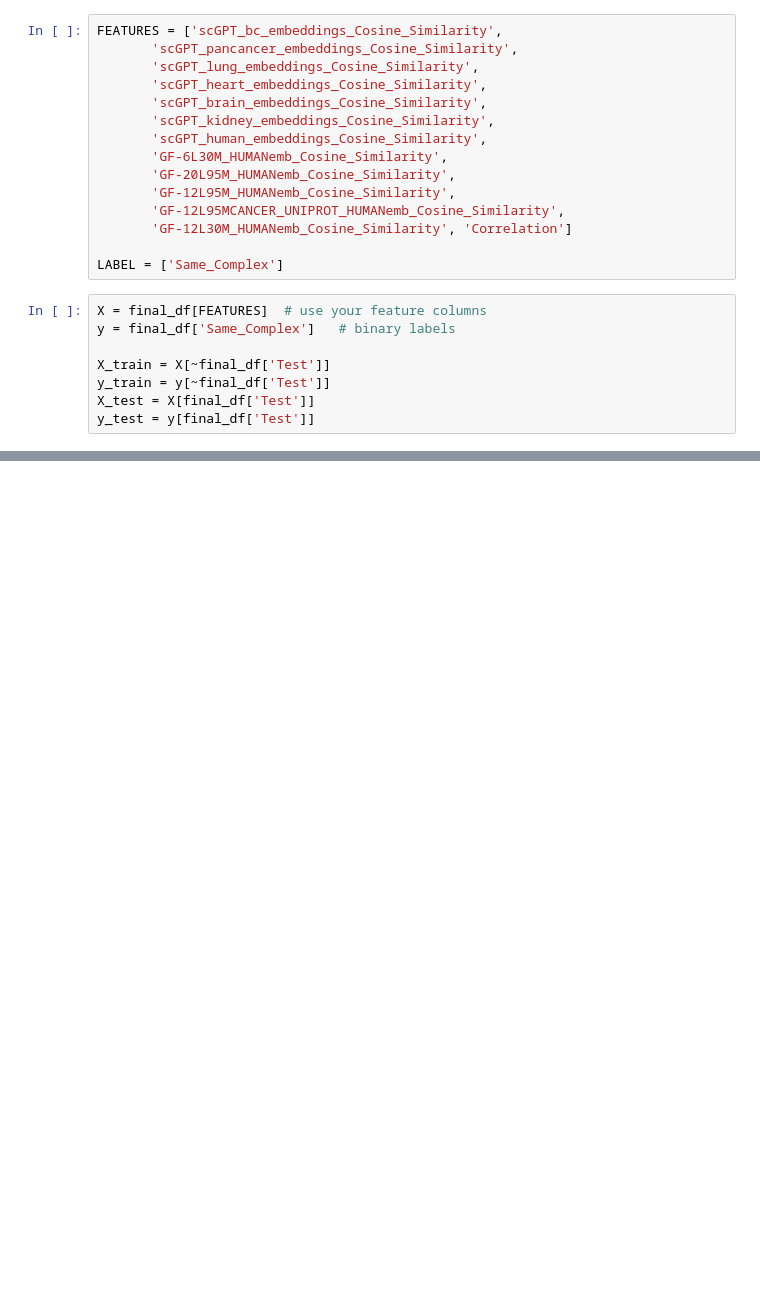
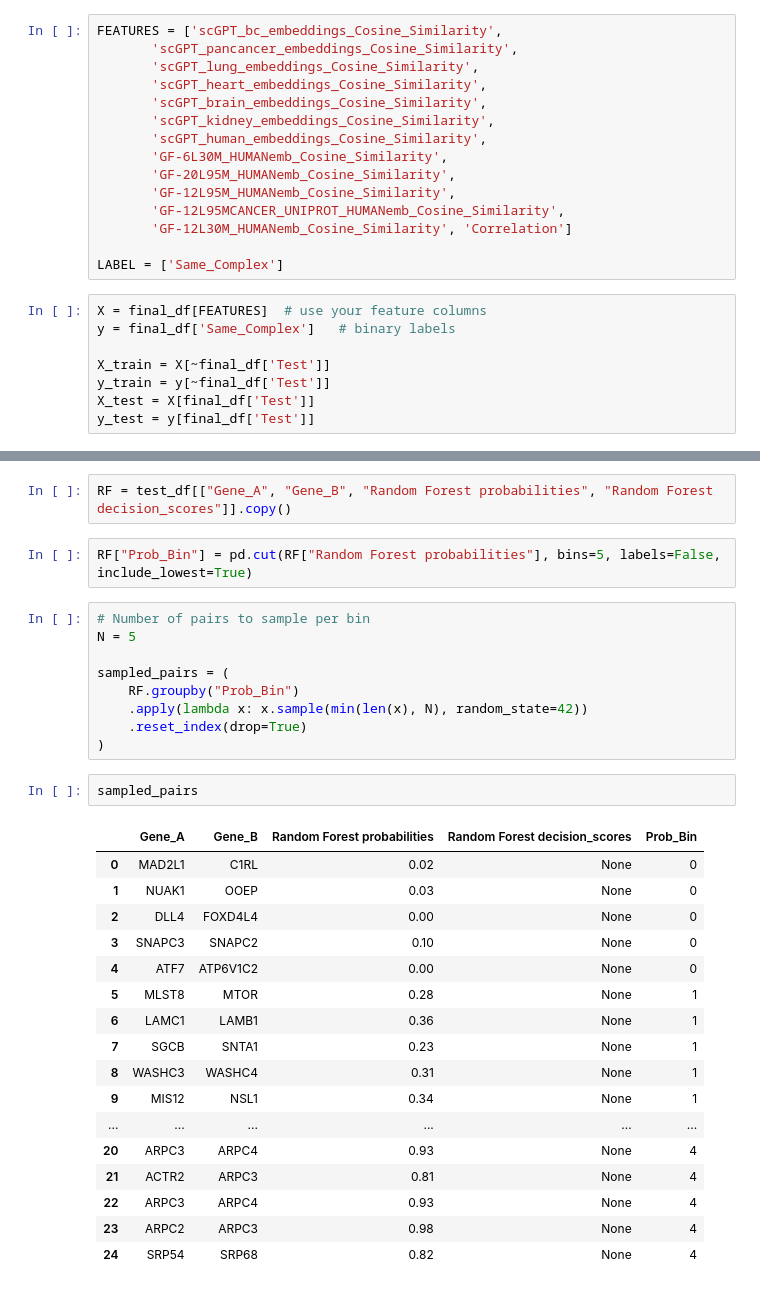
Before and after one commit to briannaflynn/gene_embedding_analysis, a Jupyter notebook: final_model.ipynb, the cells around one changed output, grey strips where cells are left out. Cells and saved outputs as stored; diff of their text form; blank space fills up the shorter version.

```diff
--- a/final_model.ipynb
+++ b/final_model.ipynb
@@ -272,0 +680,33 @@ plt.show()
+# %%
+RF = test_df[["Gene_A", "Gene_B", "Random Forest probabilities", "Random Forest decision_scores"]].copy()
+# %%
+RF["Prob_Bin"] = pd.cut(RF["Random Forest probabilities"], bins=5, labels=False, include_lowest=True)
+# %%
+# Number of pairs to sample per bin
+N = 5
+
+sampled_pairs = (
+    RF.groupby("Prob_Bin")
+    .apply(lambda x: x.sample(min(len(x), N), random_state=42))
+    .reset_index(drop=True)
+)
+# %%
+sampled_pairs
+# %% [output]
+|  | Gene_A | Gene_B | Random Forest probabilities | Random Forest decision_scores | Prob_Bin |
+| 0 | MAD2L1 | C1RL | 0.02 | None | 0 |
+| 1 | NUAK1 | OOEP | 0.03 | None | 0 |
+| 2 | DLL4 | FOXD4L4 | 0.00 | None | 0 |
+| 3 | SNAPC3 | SNAPC2 | 0.10 | None | 0 |
+| 4 | ATF7 | ATP6V1C2 | 0.00 | None | 0 |
+| 5 | MLST8 | MTOR | 0.28 | None | 1 |
+| 6 | LAMC1 | LAMB1 | 0.36 | None | 1 |
+| 7 | SGCB | SNTA1 | 0.23 | None | 1 |
+| 8 | WASHC3 | WASHC4 | 0.31 | None | 1 |
+| 9 | MIS12 | NSL1 | 0.34 | None | 1 |
+| ... | ... | ... | ... | ... | ... |
+| 20 | ARPC3 | ARPC4 | 0.93 | None | 4 |
+| 21 | ACTR2 | ARPC3 | 0.81 | None | 4 |
+| 22 | ARPC3 | ARPC4 | 0.93 | None | 4 |
+| 23 | ARPC2 | ARPC3 | 0.98 | None | 4 |
+| 24 | SRP54 | SRP68 | 0.82 | None | 4 |
```
Also changed, not shown: parts of 41 cells of this notebook, 2 other files.
